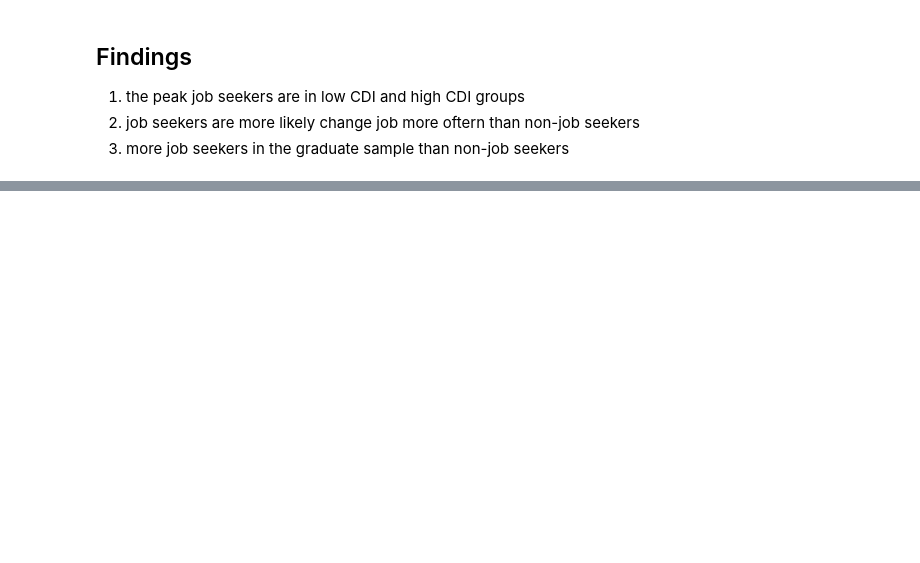
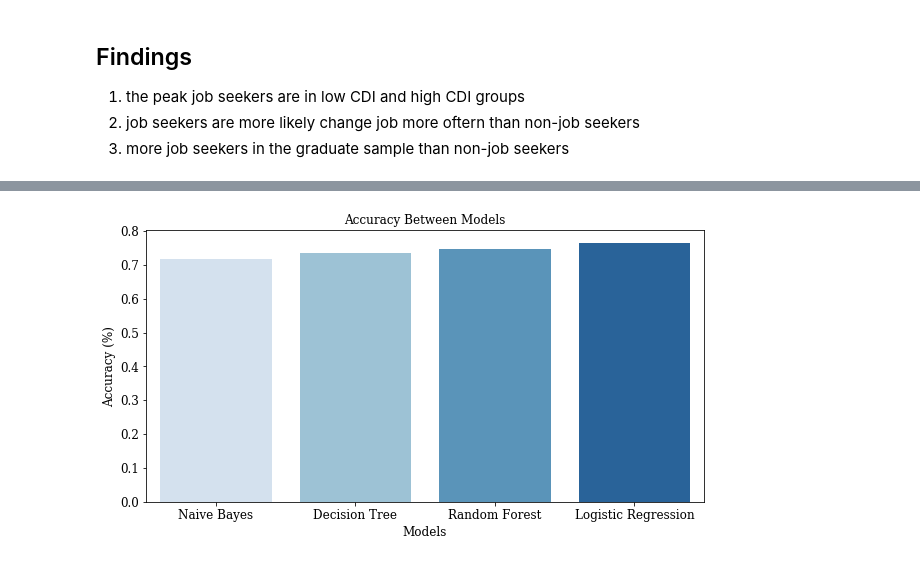
Before and after one commit to carina-chen/HR-Analytics, a Jupyter notebook: HR_data_viz_and_prediction.ipynb, the cells around one changed output, grey strips where cells are left out. Drawn from its saved outputs; the diff is of its cells as text; code cells hidden in the pictures; blank space fills up the shorter version.

Commit message:
adding modeling part

```diff
--- a/HR_data_viz_and_prediction.ipynb
+++ b/HR_data_viz_and_prediction.ipynb
@@ -463,0 +562,8 @@ ax.legend(legend_labels, ["Non-Job Seeker", "Job Seeker"], ncol=1, bbox_to_ancho
+# %%
+def transform_scaling(X,num_column):
+    num_pipe.fit(X[num_column])
+    X[num_column] = num_pipe.transform(X[num_column])
+    return X
+# %%
+X_train = transform_scaling(X_train,num_column)
+X_test = transform_scaling(X_test,num_column)
@@ -463,0 +579,20 @@ ax.legend(legend_labels, ["Non-Job Seeker", "Job Seeker"], ncol=1, bbox_to_ancho
+# %%
+models = Pipeline([
+    ('clf', None),
+])
+
+search = GridSearchCV(
+    models,
+    cv=3,
+    return_train_score=False,
+    scoring=['accuracy', 'recall', 'f1'],
+    refit = 'f1',
+    param_grid={
+        'clf': [GaussianNB(),DecisionTreeClassifier(), RandomForestClassifier(), LogisticRegression()]
+})
+# %%
+search.fit(X_train,y_train)
+
+print('Best model:', search.best_params_)
+model_comparison = pd.DataFrame(search.cv_results_)
+model_comparison
@@ -463,0 +624,13 @@ ax.legend(legend_labels, ["Non-Job Seeker", "Job Seeker"], ncol=1, bbox_to_ancho
+# %%
+model_comparison['model'] = ['Naive Bayes','Decision Tree', 'Random Forest', 'Logistic Regression']
+
+fig, ax = plt.subplots(figsize=(10,5))
+ax = sns.barplot('model', 'mean_test_accuracy', data=model_comparison, capsize=.05, palette='Blues', ci=None)
+ax.set_xlabel("Models",fontsize=12)
+ax.set_ylabel("Accuracy (%)",fontsize=12)
+ax.tick_params(labelsize=12)
+ax.axes.set_title("Accuracy Between Models", fontsize=12)
+
+plt.show()
+# %% [output]
+[figure, added]
```
Also changed, not shown: parts of 41 cells of this notebook.
